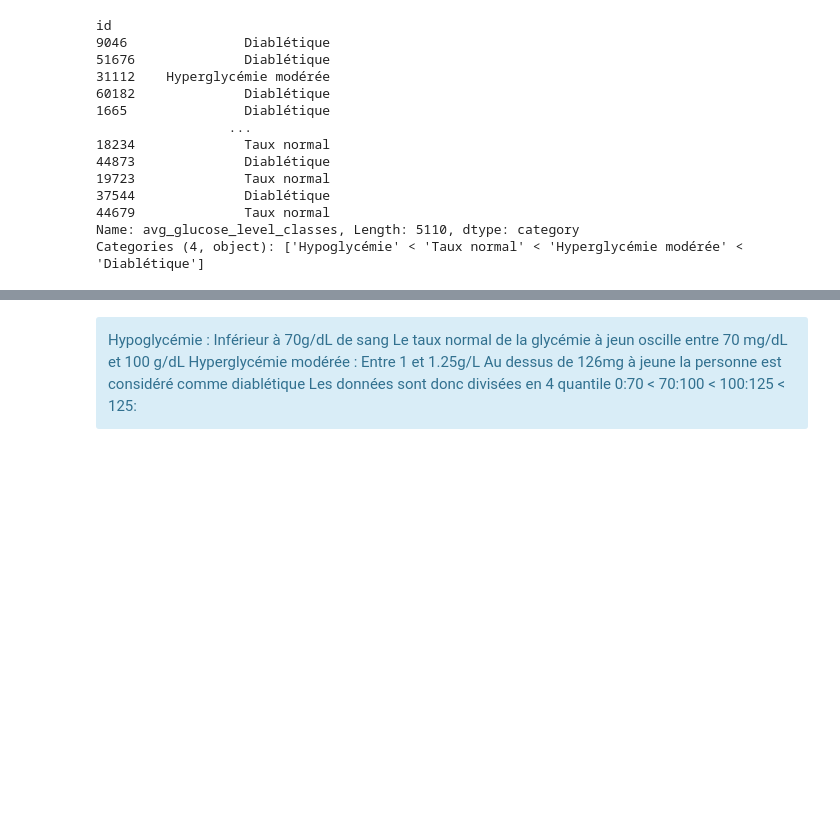
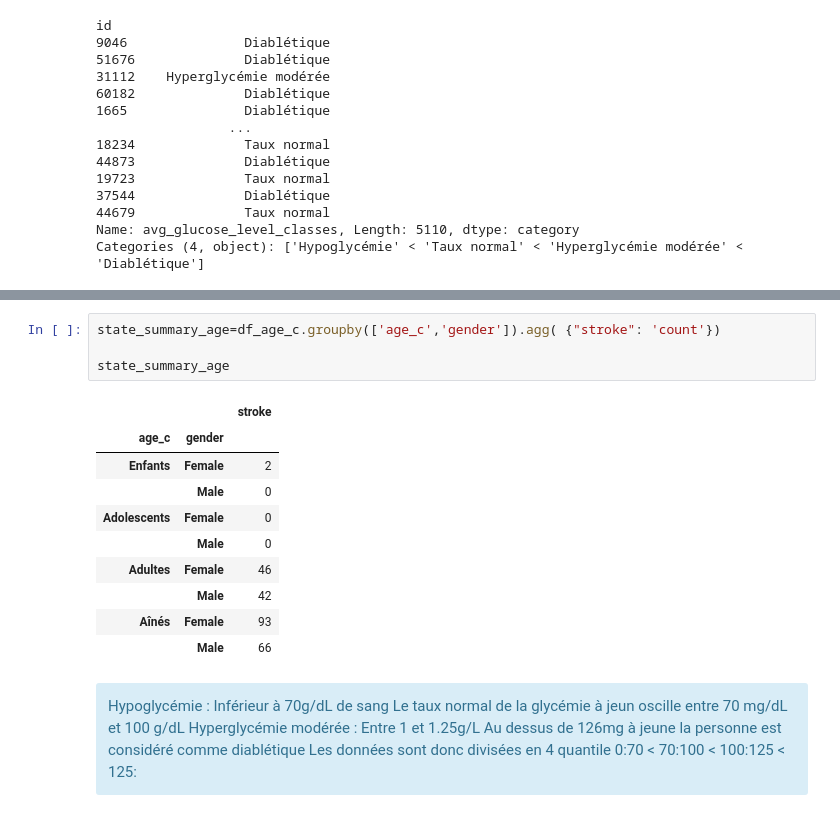
Before and after one commit to yannoushka74/Strokes_prediction_-BERTHET_NOURAUD_TRIEU, a Jupyter notebook: strokes_cleaning.ipynb, the cells around one changed output, grey strips where cells are left out. Cells and saved outputs as stored; diff of their text form; blank space fills up the shorter version.

```diff
--- a/strokes_cleaning.ipynb
+++ b/strokes_cleaning.ipynb
@@ -447,3 +471,18 @@ Categories (4, object): ['Hypoglycémie' < 'Taux normal' < 'Hyperglycémie modé
+# %%
+state_summary_age=df_age_c.groupby(['age_c','gender']).agg( {"stroke": 'count'})
+
+state_summary_age
+# %% [output]
+|  |  | stroke |
+| age_c | gender |  |
+| Enfants | Female | 2 |
+|  | Male | 0 |
+| Adolescents | Female | 0 |
+|  | Male | 0 |
+| Adultes | Female | 46 |
+|  | Male | 42 |
+| Aînés | Female | 93 |
+|  | Male | 66 |
 # %% [markdown]
 <div class= "alert alert-block alert-info">
 Hypoglycémie : Inférieur à 70g/dL de sang </br>
```
Also changed, not shown: parts of 7 cells of this notebook.
